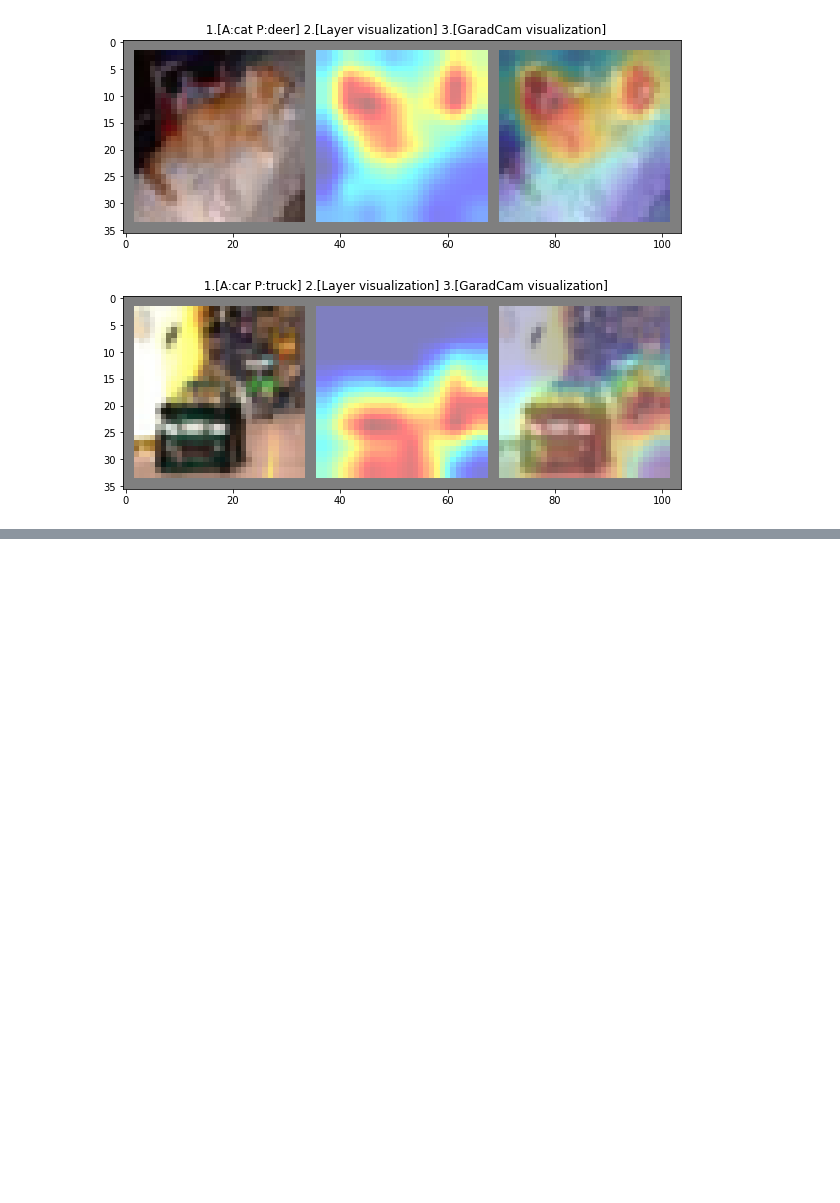
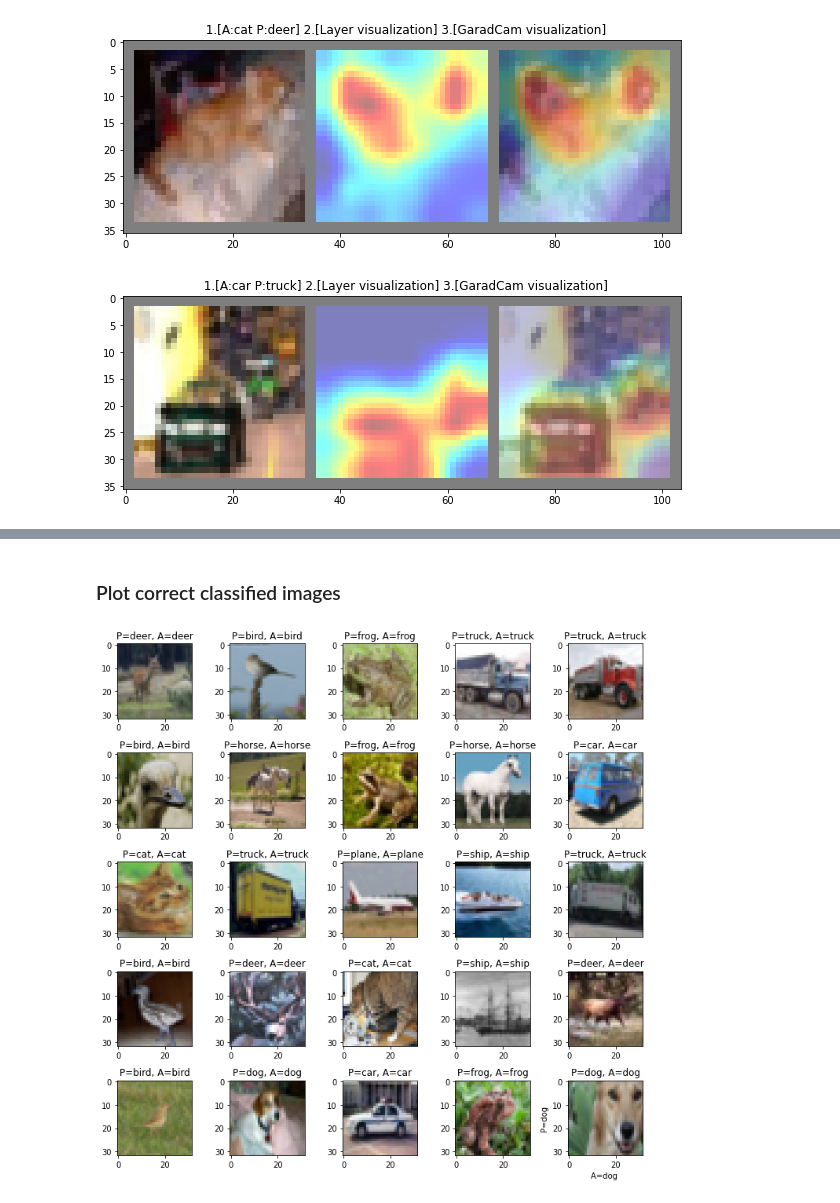
Before and after one commit to sajnanshetty/deep-learning, a Jupyter notebook: s9/eva_s9.ipynb, the cells around one changed output, grey strips where cells are left out. Saved outputs shown, nothing was run; the diff lists cells and outputs as text; code cells hidden in the pictures; blank space fills up the shorter version.

```diff
--- a/s9/eva_s9.ipynb
+++ b/s9/eva_s9.ipynb
@@ -254,0 +281,7 @@ for index in range(num_img):
+# %% [markdown]
+
+### Plot correct classified images
+# %%
+Plot.plot_classified_images(classes, correctcassified_images, image_name="gradcam_correctlyified.png")
+# %% [output]
+[figure, added]
```
Also changed, not shown: parts of 4 cells of this notebook, 19 other files.
